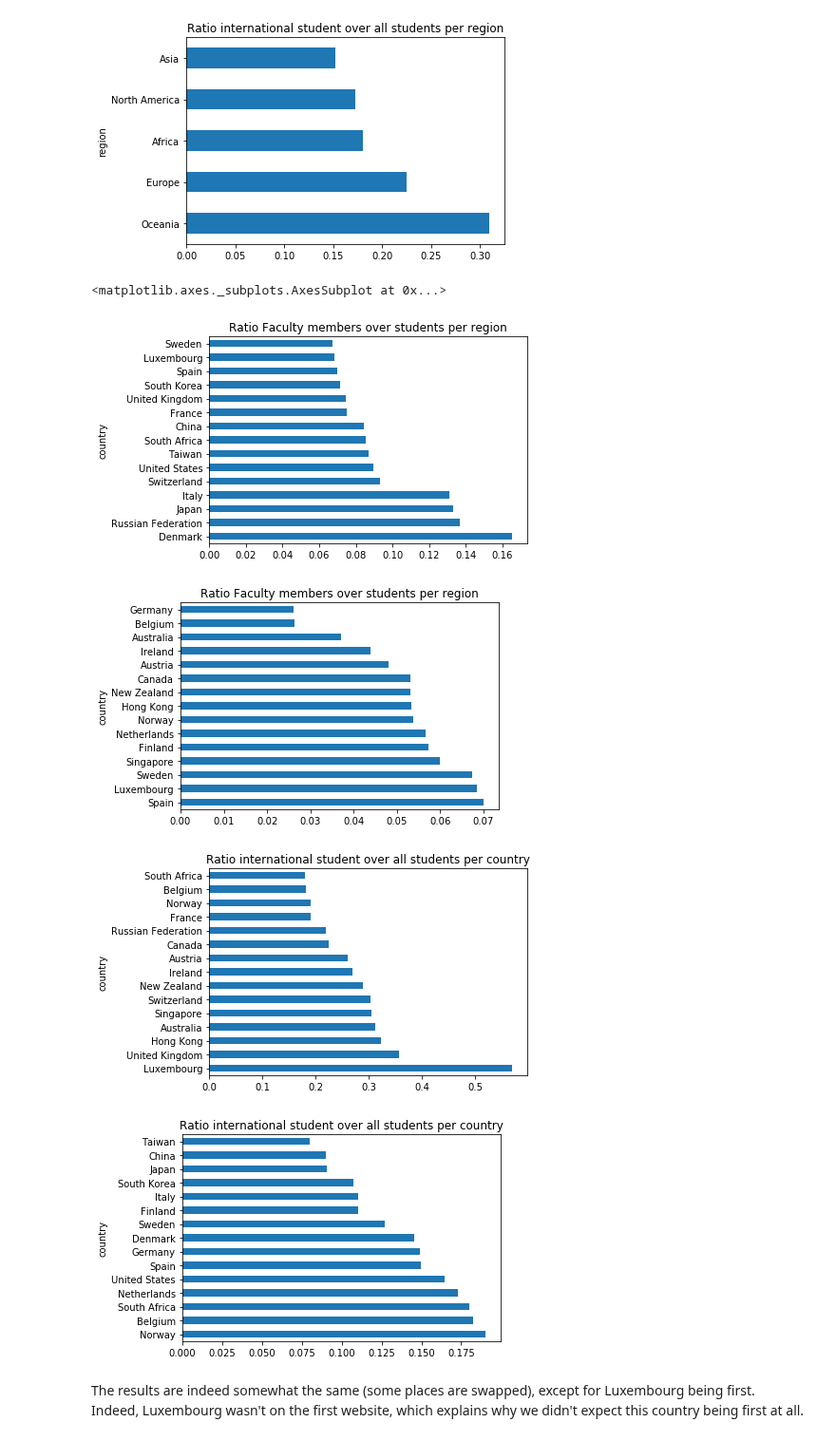
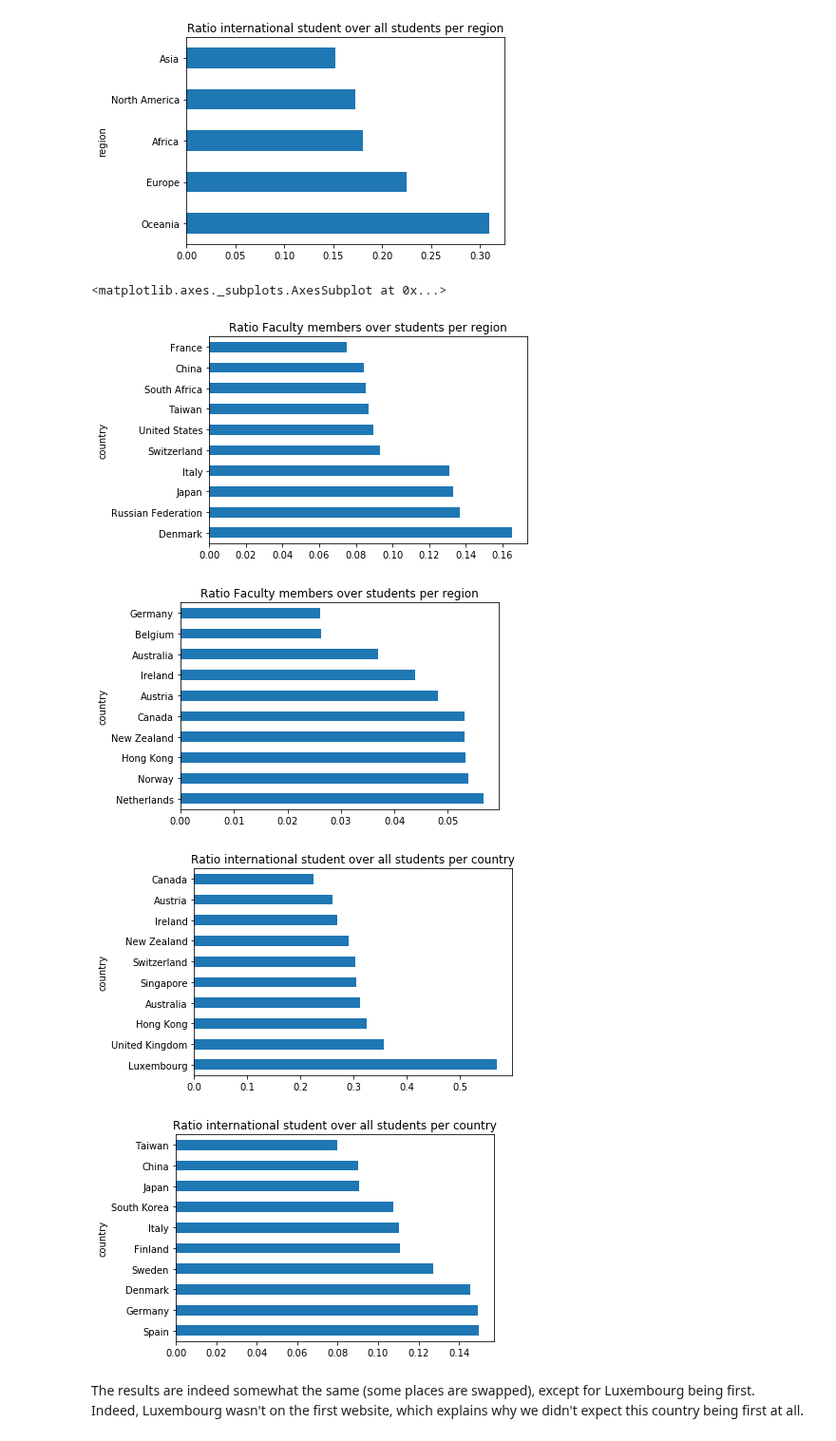
Before and after one commit to AWehenkel/ADA-2017, a Jupyter notebook: 02 - Data from the Web/Lab02.ipynb, the cells around one changed output. Shown at 95% size. Drawn from its saved outputs; the diff is of its cells as text; code cells hidden in the pictures.

```diff
--- a/02 - Data from the Web/Lab02.ipynb
+++ b/02 - Data from the Web/Lab02.ipynb
@@ -252,23 +250,23 @@ times_high_df_complete_region.sort_values(ratio_inter_students,ascending=False)\
 # %%
 times_high_df_complete_country = agg_by_and_calculate_ratio(times_high_df_complete, country, True).sort_values(ratio_inter_students,ascending=False)
 
-times_high_df_complete_country.sort_values(ratio_fac_students,ascending=False).iloc[:15]\
+times_high_df_complete_country.sort_values(ratio_fac_students,ascending=False).iloc[:10]\
     .plot(title='Ratio Faculty members over students per region', legend=False, y='ratio_fac_students', kind='barh')
 
-times_high_df_complete_country.sort_values(ratio_fac_students,ascending=False).iloc[-15:]\
+times_high_df_complete_country.sort_values(ratio_fac_students,ascending=False).iloc[-10:]\
     .plot(title='Ratio Faculty members over students per region', legend=False, y='ratio_fac_students', kind='barh')
 
-times_high_df_complete_country.sort_values(ratio_inter_students,ascending=False).iloc[:15]\
+times_high_df_complete_country.sort_values(ratio_inter_students,ascending=False).iloc[:10]\
     .plot(title='Ratio international student over all students per country', legend=False, y='ratio_inter_students', kind='barh')
 
-times_high_df_complete_country.sort_values(ratio_inter_students,ascending=False).iloc[-15:]\
+times_high_df_complete_country.sort_values(ratio_inter_students,ascending=False).iloc[-10:]\
     .plot(title='Ratio international student over all students per country', legend=False, y='ratio_inter_students', kind='barh')
 # %% [output]
 <matplotlib.axes._subplots.AxesSubplot at 0x...>
-[figure, old version]
+[figure, new version]
-[figure, old version]
+[figure, new version]
-[figure, old version]
+[figure, new version]
-[figure, old version]
+[figure, new version]
 # %% [markdown]
 The results are indeed somewhat the same (some places are swapped), except for Luxembourg being first. Indeed, Luxembourg wasn't on the first website, which explains why we didn't expect this country being first at all.
 # %% [markdown]
```
Also changed, not shown: parts of 2 cells of this notebook.
